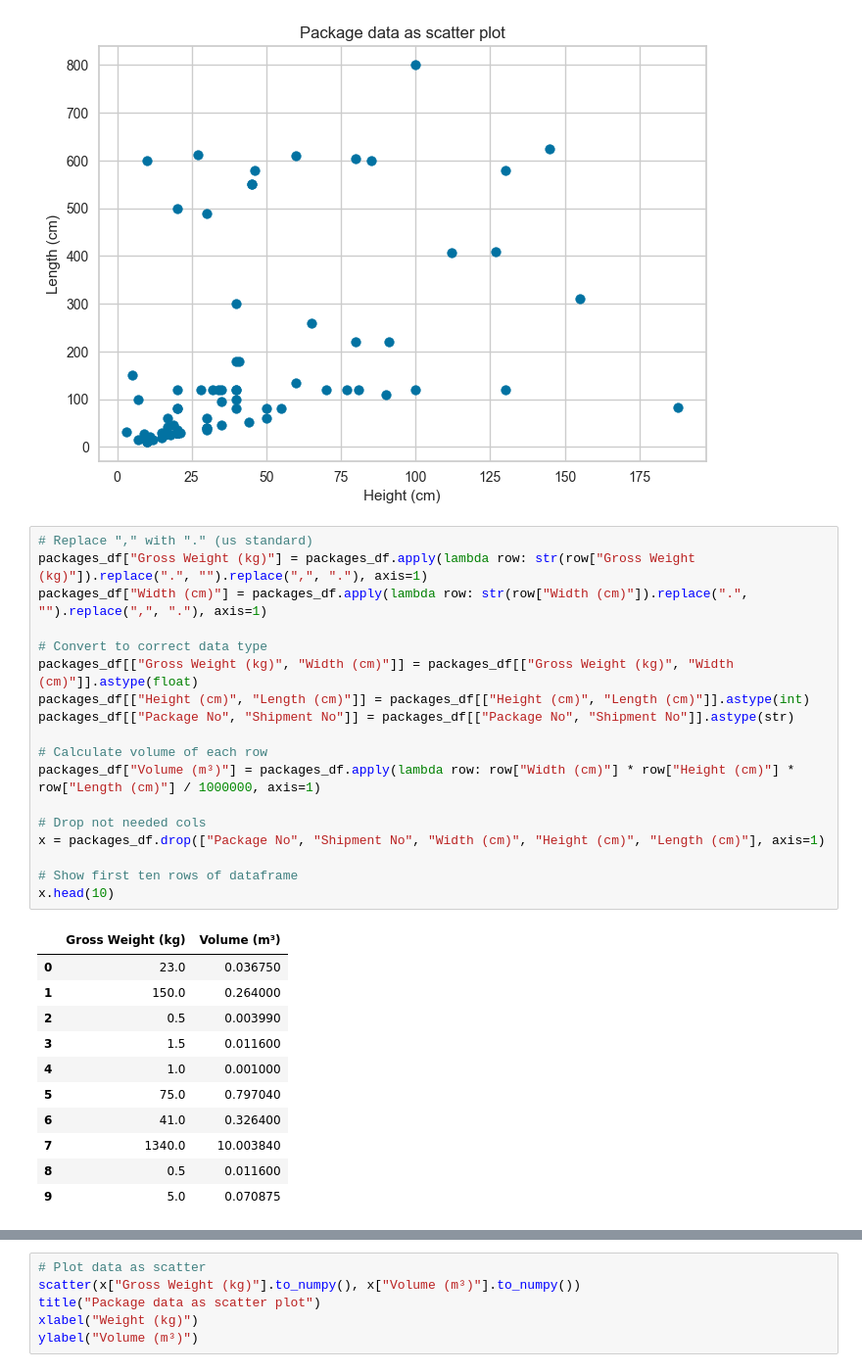
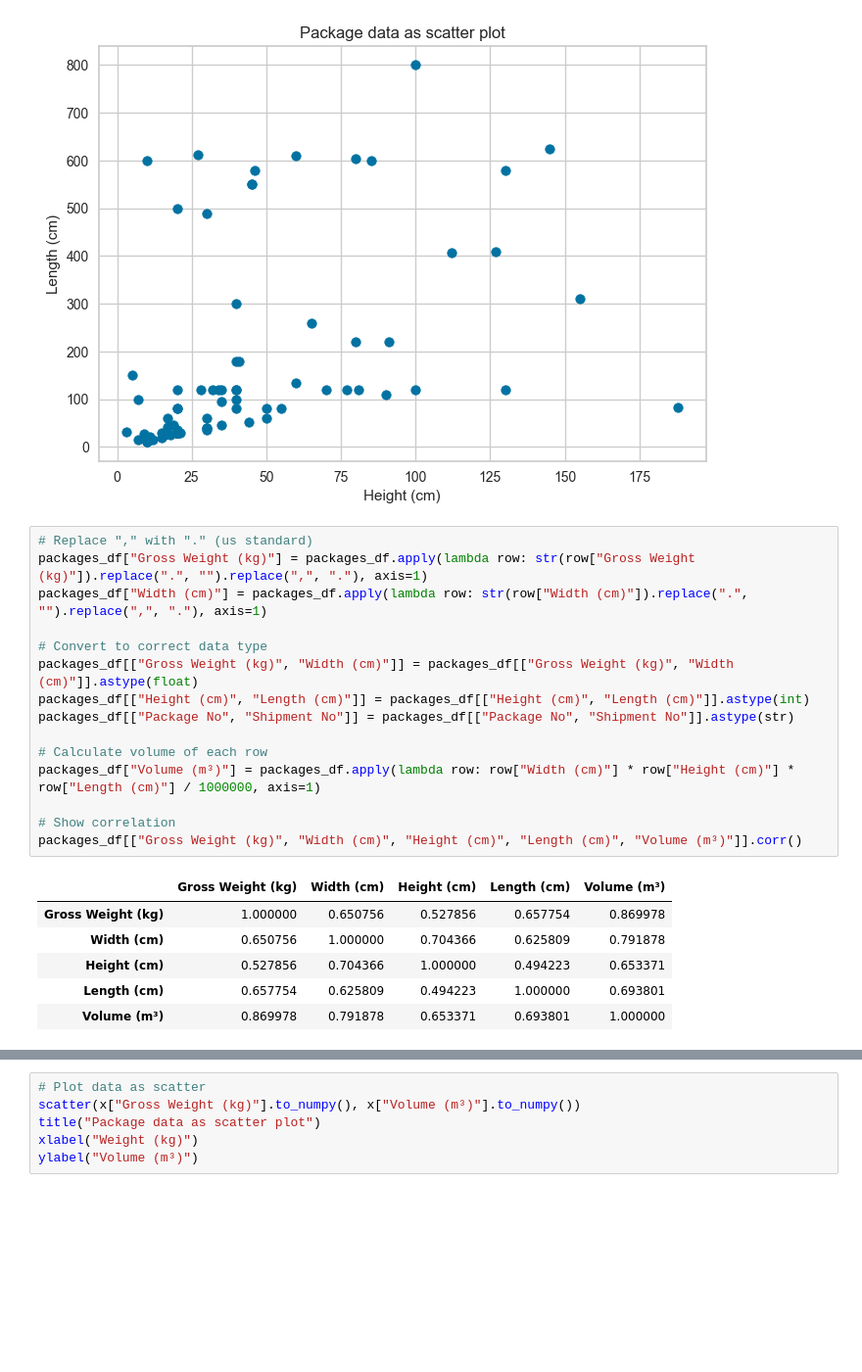
Before and after one commit to FrankCastlepancakes/ClusteringScikitLearn, a Jupyter notebook: notebook.ipynb, the cells around one changed output, grey strips where cells are left out. Shown at 98% size. Cells and saved outputs as stored; diff of their text form; blank space fills up the shorter version.

Commit message:
Include correlation matrix

```diff
--- a/notebook.ipynb
+++ b/notebook.ipynb
@@ -50,30 +50,22 @@ Text(0, 0.5, 'Length (cm)')
 # %%
 # Replace "," with "." (us standard)
 packages_df["Gross Weight (kg)"] = packages_df.apply(lambda row: str(row["Gross Weight (kg)"]).replace(".", "").replace(",", "."), axis=1)
 packages_df["Width (cm)"] = packages_df.apply(lambda row: str(row["Width (cm)"]).replace(".", "").replace(",", "."), axis=1)
 
 # Convert to correct data type
 packages_df[["Gross Weight (kg)", "Width (cm)"]] = packages_df[["Gross Weight (kg)", "Width (cm)"]].astype(float)
 packages_df[["Height (cm)", "Length (cm)"]] = packages_df[["Height (cm)", "Length (cm)"]].astype(int)
 packages_df[["Package No", "Shipment No"]] = packages_df[["Package No", "Shipment No"]].astype(str)
 
 # Calculate volume of each row
 packages_df["Volume (m³)"] = packages_df.apply(lambda row: row["Width (cm)"] * row["Height (cm)"] * row["Length (cm)"] / 1000000, axis=1)
 
-# Drop not needed cols
-x = packages_df.drop(["Package No", "Shipment No", "Width (cm)", "Height (cm)", "Length (cm)"], axis=1)
-
-# Show first ten rows of dataframe
-x.head(10)
+# Show correlation
+packages_df[["Gross Weight (kg)", "Width (cm)", "Height (cm)", "Length (cm)", "Volume (m³)"]].corr()
 # %% [output]
-|  | Gross Weight (kg) | Volume (m³) |
-| 0 | 23.0 | 0.036750 |
-| 1 | 150.0 | 0.264000 |
-| 2 | 0.5 | 0.003990 |
-| 3 | 1.5 | 0.011600 |
-| 4 | 1.0 | 0.001000 |
-| 5 | 75.0 | 0.797040 |
-| 6 | 41.0 | 0.326400 |
-| 7 | 1340.0 | 10.003840 |
-| 8 | 0.5 | 0.011600 |
-| 9 | 5.0 | 0.070875 |
+|  | Gross Weight (kg) | Width (cm) | Height (cm) | Length (cm) | Volume (m³) |
+| Gross Weight (kg) | 1.000000 | 0.650756 | 0.527856 | 0.657754 | 0.869978 |
+| Width (cm) | 0.650756 | 1.000000 | 0.704366 | 0.625809 | 0.791878 |
+| Height (cm) | 0.527856 | 0.704366 | 1.000000 | 0.494223 | 0.653371 |
+| Length (cm) | 0.657754 | 0.625809 | 0.494223 | 1.000000 | 0.693801 |
+| Volume (m³) | 0.869978 | 0.791878 | 0.653371 | 0.693801 | 1.000000 |
```
Also changed, not shown: parts of 3 cells of this notebook.
